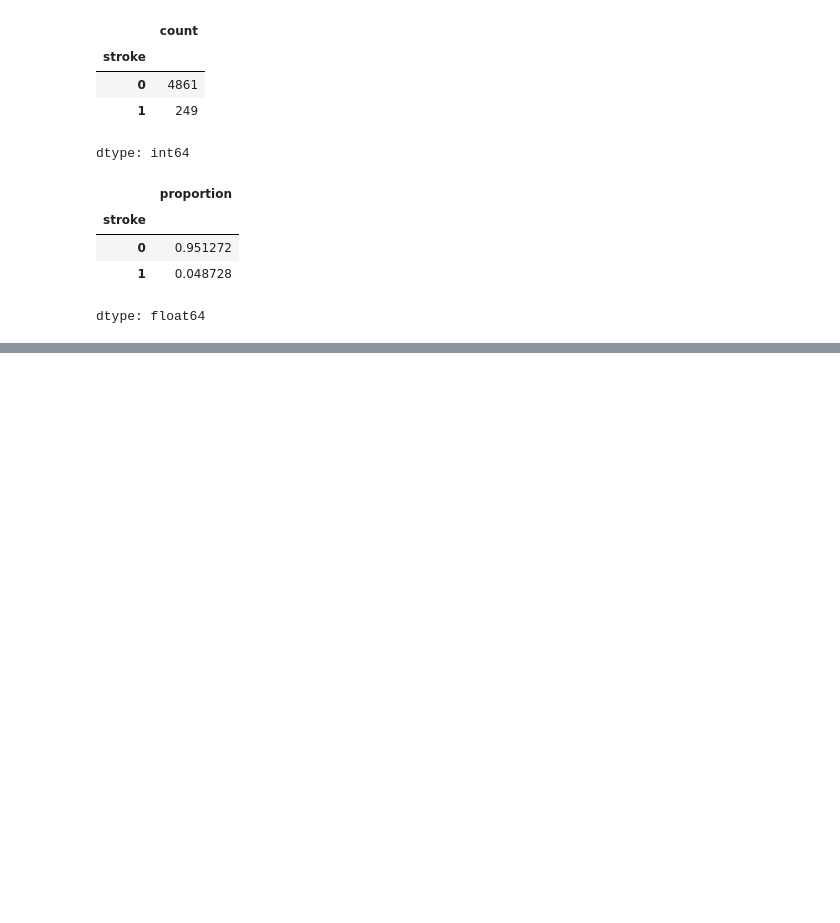
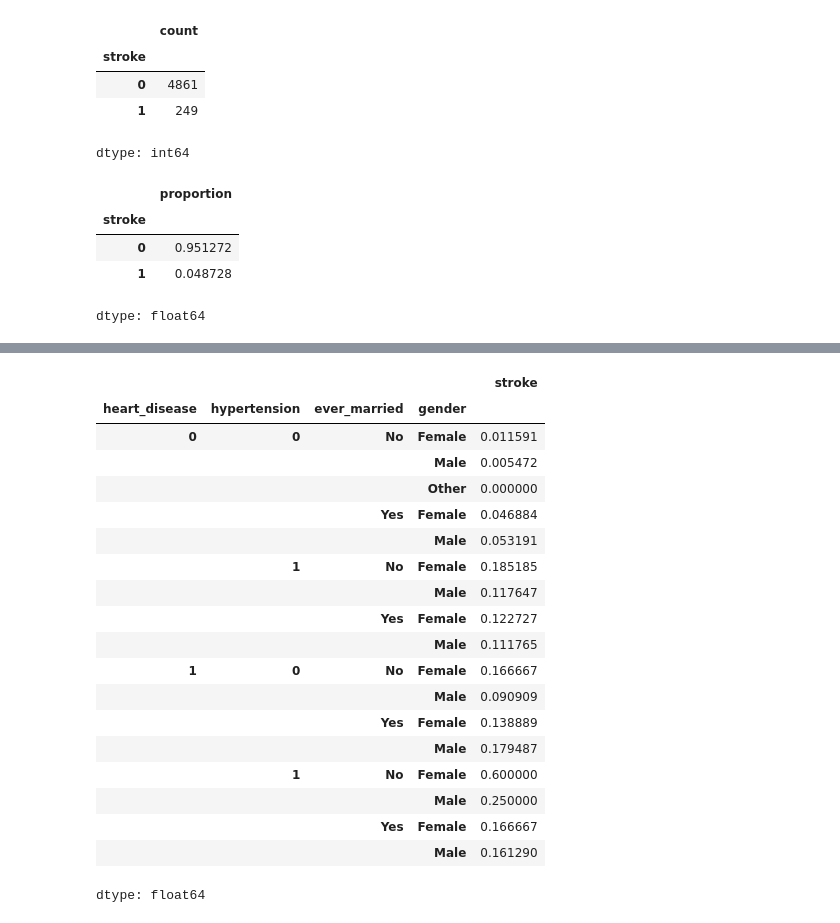
Before and after one commit to tylerscott3/CS290, a Jupyter notebook: Stroke_Prediction.ipynb, the cells around one changed output, grey strips where cells are left out. Cells and saved outputs as stored; diff of their text form; code cells hidden in the pictures; blank space fills up the shorter version.

```diff
--- a/Stroke_Prediction.ipynb
+++ b/Stroke_Prediction.ipynb
@@ -91,0 +114,2 @@ dtype: float64
+# %%
+df['age_cat'] = pd.cut(df['age'], bins = [0,25,45,61,100], labels = ['young', 'adult', 'middle-aged', 'old'] )
@@ -91,0 +144,23 @@ dtype: float64
+# %%
+df.groupby(['heart_disease', 'hypertension', 'ever_married', 'gender'])['stroke'].mean()
+# %% [output]
+|  |  |  |  | stroke |
+| heart_disease | hypertension | ever_married | gender |  |
+| 0 | 0 | No | Female | 0.011591 |
+|  |  |  | Male | 0.005472 |
+|  |  |  | Other | 0.000000 |
+|  |  | Yes | Female | 0.046884 |
+|  |  |  | Male | 0.053191 |
+|  | 1 | No | Female | 0.185185 |
+|  |  |  | Male | 0.117647 |
+|  |  | Yes | Female | 0.122727 |
+|  |  |  | Male | 0.111765 |
+| 1 | 0 | No | Female | 0.166667 |
+|  |  |  | Male | 0.090909 |
+|  |  | Yes | Female | 0.138889 |
+|  |  |  | Male | 0.179487 |
+|  | 1 | No | Female | 0.600000 |
+|  |  |  | Male | 0.250000 |
+|  |  | Yes | Female | 0.166667 |
+|  |  |  | Male | 0.161290 |
+dtype: float64
```
Also changed, not shown: parts of 6 cells of this notebook.
